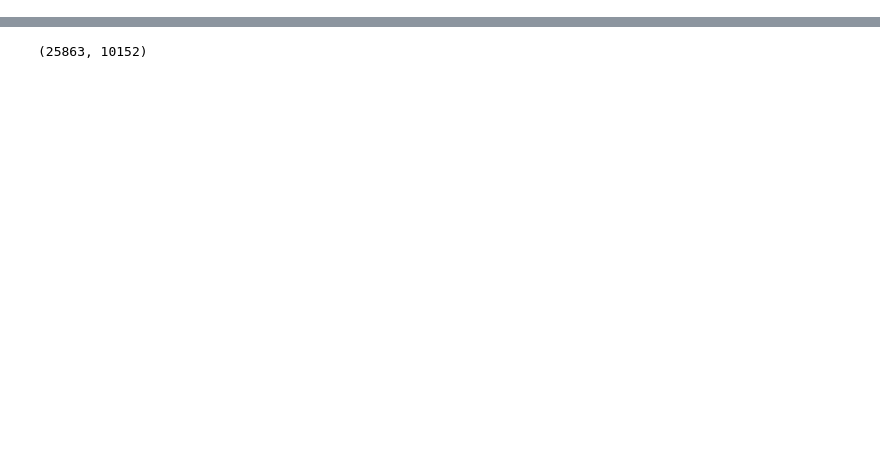
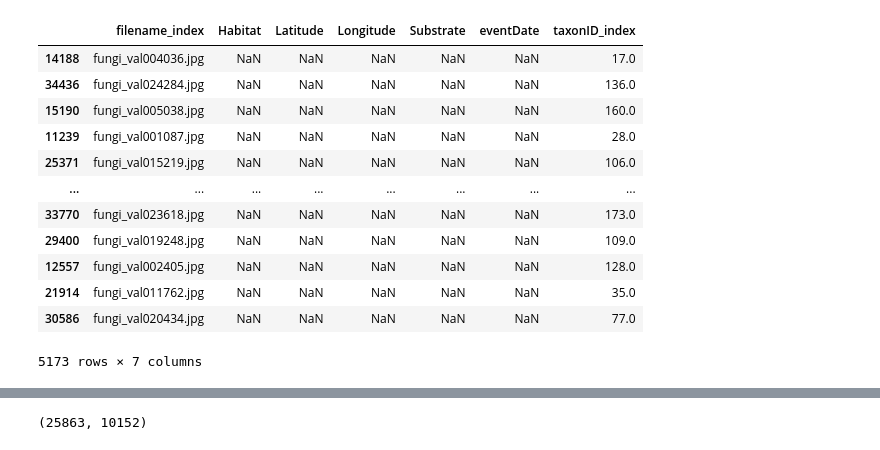
Before and after one commit to alexCortinaU/MultimodalDataChallenge2025, a Jupyter notebook: notebooks/acu_exploreData.ipynb, the cells around one changed output, grey strips where cells are left out. Saved outputs shown, nothing was run; the diff lists cells and outputs as text; code cells hidden in the pictures; blank space fills up the shorter version.

```diff
--- a/notebooks/acu_exploreData.ipynb
+++ b/notebooks/acu_exploreData.ipynb
@@ -9,0 +52,18 @@ import seaborn as sns
+# %%
+# change filename_index from fungi_train to fungi_val
+val_df['filename_index'] = val_df['filename_index'].str.replace('fungi_train', 'fungi_val')
+val_df
+# %% [output]
+|  | filename_index | Habitat | Latitude | Longitude | Substrate | eventDate | taxonID_index |
+| 14188 | fungi_val004036.jpg | NaN | NaN | NaN | NaN | NaN | 17.0 |
+| 34436 | fungi_val024284.jpg | NaN | NaN | NaN | NaN | NaN | 136.0 |
+| 15190 | fungi_val005038.jpg | NaN | NaN | NaN | NaN | NaN | 160.0 |
+| 11239 | fungi_val001087.jpg | NaN | NaN | NaN | NaN | NaN | 28.0 |
+| 25371 | fungi_val015219.jpg | NaN | NaN | NaN | NaN | NaN | 106.0 |
+| ... | ... | ... | ... | ... | ... | ... | ... |
+| 33770 | fungi_val023618.jpg | NaN | NaN | NaN | NaN | NaN | 173.0 |
+| 29400 | fungi_val019248.jpg | NaN | NaN | NaN | NaN | NaN | 109.0 |
+| 12557 | fungi_val002405.jpg | NaN | NaN | NaN | NaN | NaN | 128.0 |
+| 21914 | fungi_val011762.jpg | NaN | NaN | NaN | NaN | NaN | 35.0 |
+| 30586 | fungi_val020434.jpg | NaN | NaN | NaN | NaN | NaN | 77.0 |
+5173 rows × 7 columns
```
Also changed, not shown: parts of 14 cells of this notebook, 3 other files.
